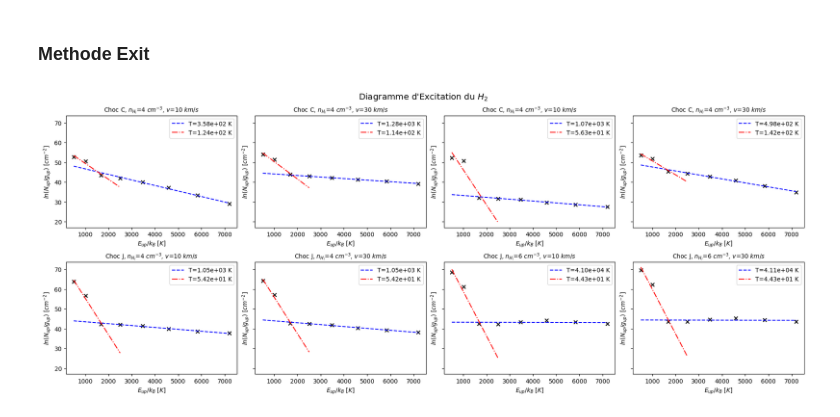
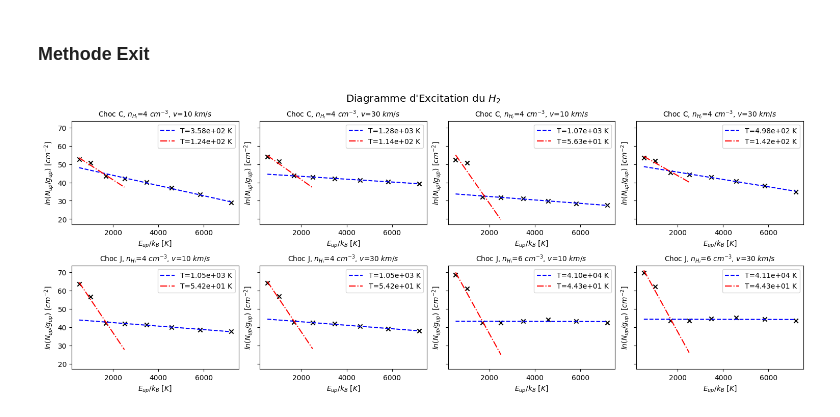
Before and after one commit to georgina-sampson/M04-Shocks, a Jupyter notebook: s07.ipynb, the cells around one changed output. Saved outputs shown, nothing was run; the diff lists cells and outputs as text; code cells hidden in the pictures.

```diff
--- a/s07.ipynb
+++ b/s07.ipynb
@@ -511,7 +511,7 @@ for i, model in enumerate(Jmodels):
 fig.suptitle(f"J Shocks")
 fig.savefig('Jmodels_phys.png', dpi=300, bbox_inches='tight')
 # %%
-fig, axs = plt.subplots(nrows=2,ncols=4,figsize=(18,7.2), layout='constrained', sharey=True)
+fig, axs = plt.subplots(nrows=2,ncols=4,figsize=(12,4.8), layout='constrained', sharey=True)
 colores=('#990099', '#009900')
 
 for axsL, models in zip(axs, (Cmodels, Jmodels)):
@@ -526,7 +526,7 @@ for axsL, models in zip(axs, (Cmodels, Jmodels)):
         ax.set_xlabel("distance [$cm$]")
         ax.set_title(name_to_desc(model), size='medium')
 
-fig.legend(loc='upper center', ncols=2, bbox_to_anchor=(0.5, 1.05))
-fig.suptitle(f"Evolution des Chocs", size="x-large", y=1.08)
+fig.legend(loc='upper center', ncols=2, bbox_to_anchor=(0.5, 1.06))
+fig.suptitle(f"Evolution des Chocs", size="x-large", y=1.1)
 fig.savefig('models_phys.png', dpi=300, bbox_inches='tight')
 # %% [output]
@@ -644,7 +644,7 @@ for i, model in enumerate(Jmodels):
 fig.suptitle(f"J Shocks - Emmisivité Raies $H_2$")
 fig.savefig('Jmodels_emm.png', dpi=300, bbox_inches='tight')
 # %%
-fig, axs = plt.subplots(nrows=2,ncols=4,figsize=(18,7.2), layout='constrained', sharey=True)
+fig, axs = plt.subplots(nrows=2,ncols=4,figsize=(15,6), layout='constrained', sharey=True)
 colores=["#54319b","#ab369d","#d94165","#ec7f42","#ffbc1f","#037758","#118ab2","#073b4c"]
 
 for axsL, models in zip(axs, (Cmodels, Jmodels)):
@@ -761,26 +761,26 @@ for ax, model in zip(axs[1], Jmodels):
 
 fig.suptitle(f"Diagramme d'Excitation - excit - temp.out")
 # %%
-fig, axs = plt.subplots(nrows=2,ncols=4,figsize=(18,7.2), layout='constrained', sharey=True)
+fig, axs = plt.subplots(nrows=2,ncols=4,figsize=(15,6), layout='constrained', sharey=True)
 
 for axsL, models in zip(axs, (Cmodels, Jmodels)):
     for ax, model in zip(axsL, models):
         data = models[model]['excit']
 
         ax.scatter([E_up[r].value for r in range(8)], data['log(N/g)'][:8], marker='x', c='black')
 
         ax.plot(np.concatenate((xT1[-3:],xT2)), linea(np.concatenate((xT1[-3:],xT2)),models[model]['popt_T2'][0],models[model]['popt_T2'][1]),
                 '--', label=f"T={-1/models[model]['popt_T2'][0]:.2e} K", c='#0000FF')
 
         ax.plot(np.concatenate((xT1,xT2[:1])), linea(np.concatenate((xT1,xT2[:1])),models[model]['popt_T1'][0],models[model]['popt_T1'][1]),
                 '-.', label=f"T={-1/models[model]['popt_T1'][0]:.2e} K", c='#FF0000')
 
         ax.set_xlabel("$E_{up}/k_B$ [$K$]")
         ax.set_ylabel("$ln(N_{up}/g_{up})$ [$cm^{-2}$]")
         ax.set_title(name_to_desc(model), size='medium')
         ax.legend(loc='upper right')
 
 fig.suptitle(f"Diagramme d'Excitation du $H_2$", size="x-large")
 fig.savefig('excit_models.png', dpi=300, bbox_inches='tight')
 # %% [output]
-[figure, old version]
+[figure, new version]
```
Also changed, not shown: parts of 3 cells of this notebook, 4 other files.
